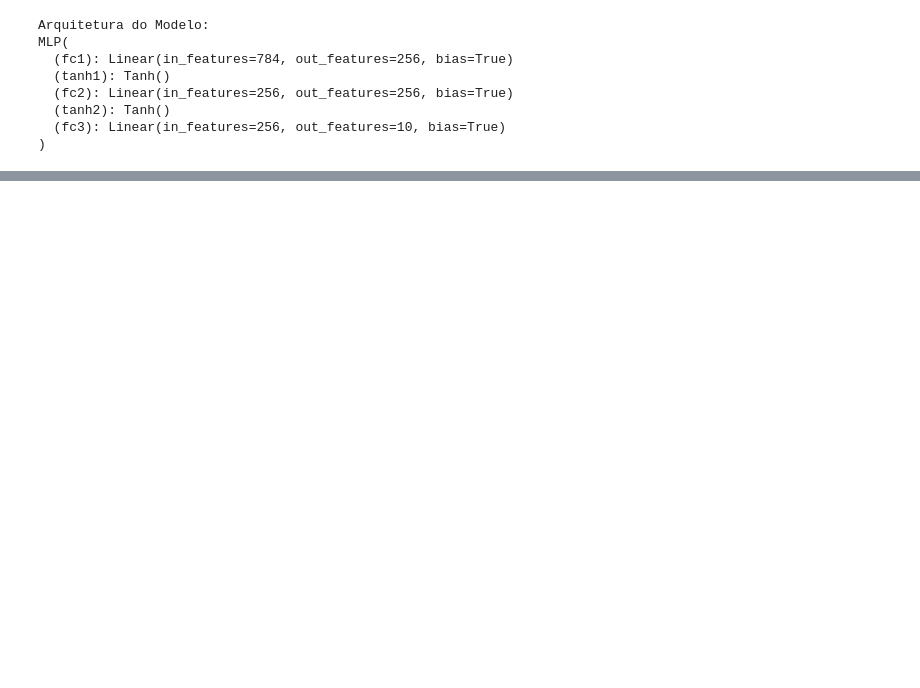
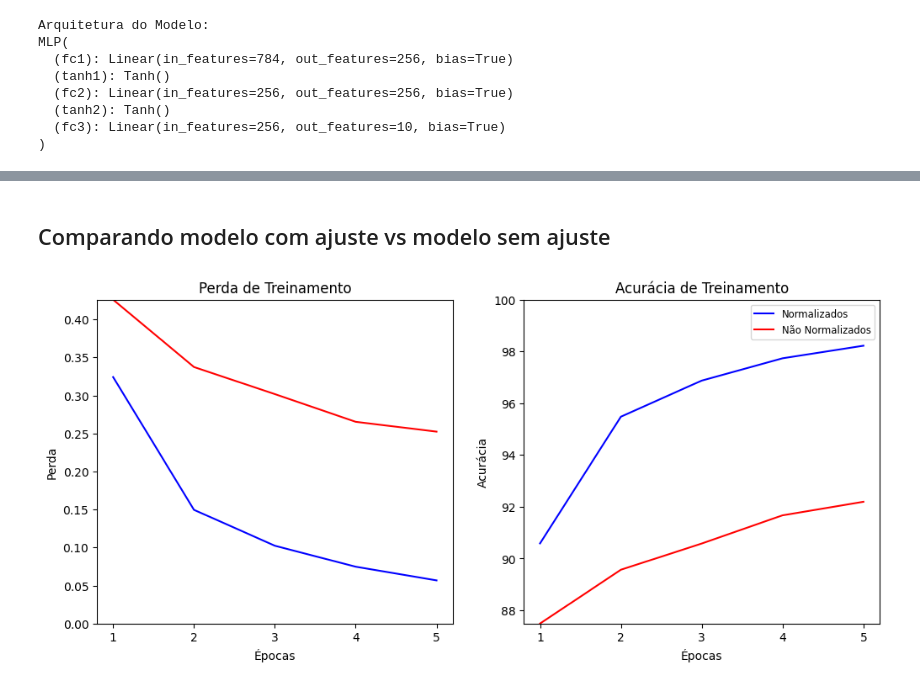
Before and after one commit to waks38/Redes-Neurais-Mestrado, a Jupyter notebook: MNIST.ipynb, the cells around one changed output, grey strips where cells are left out. Drawn from its saved outputs; the diff is of its cells as text; code cells hidden in the pictures; blank space fills up the shorter version.

```diff
--- a/MNIST.ipynb
+++ b/MNIST.ipynb
@@ -257,0 +338,29 @@ print("--- TREINAMENTO CONCLUÍDO ---")
+# %% [markdown]
+## Comparando modelo com ajuste vs modelo sem ajuste
+# %%
+fig, (ax1, ax2) = plt.subplots(1, 2, figsize=(12, 5))
+# Gráfico de Perda
+ax1.set_xticks([0,1,2,3,4],[1,2,3,4,5])
+ax1.plot(history_nonorm['loss'],color = "red")
+ax1.plot(history_norm['loss'],color = "blue")
+ax1.set_title('Perda de Treinamento')
+ax1.set_xlabel('Épocas')
+ax1.set_ylabel('Perda')
+
+ax1.set_ylim(0,max(history_nonorm["loss"]+history_norm["loss"]))
+
+# Gráfico de Acurácia
+ax2.set_xticks([0,1,2,3,4],[1,2,3,4,5])
+ax2.plot(history_norm['accuracy'],color = 'blue')
+ax2.plot(history_nonorm['accuracy'],color = 'red')
+ax2.set_title('Acurácia de Treinamento')
+ax2.set_xlabel('Épocas')
+ax2.set_ylabel('Acurácia')
+ax2.set_ylim(min(history_nonorm["accuracy"]+history_norm["accuracy"]),100)
+
+ax2.legend(["Normalizados","Não Normalizados"],fontsize = 'small')
+
+
+plt.show()
+# %% [output]
+[figure, added]
```
Also changed, not shown: parts of 14 cells of this notebook.
